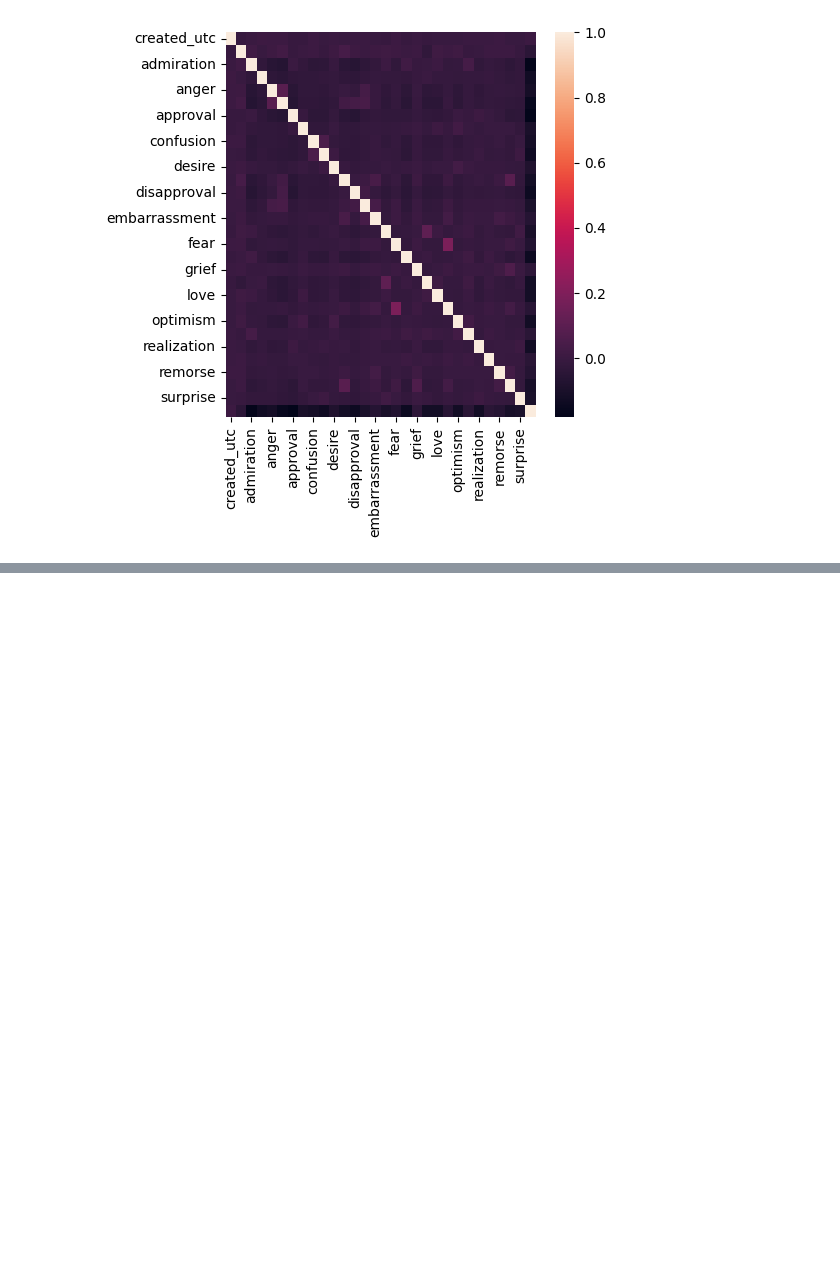
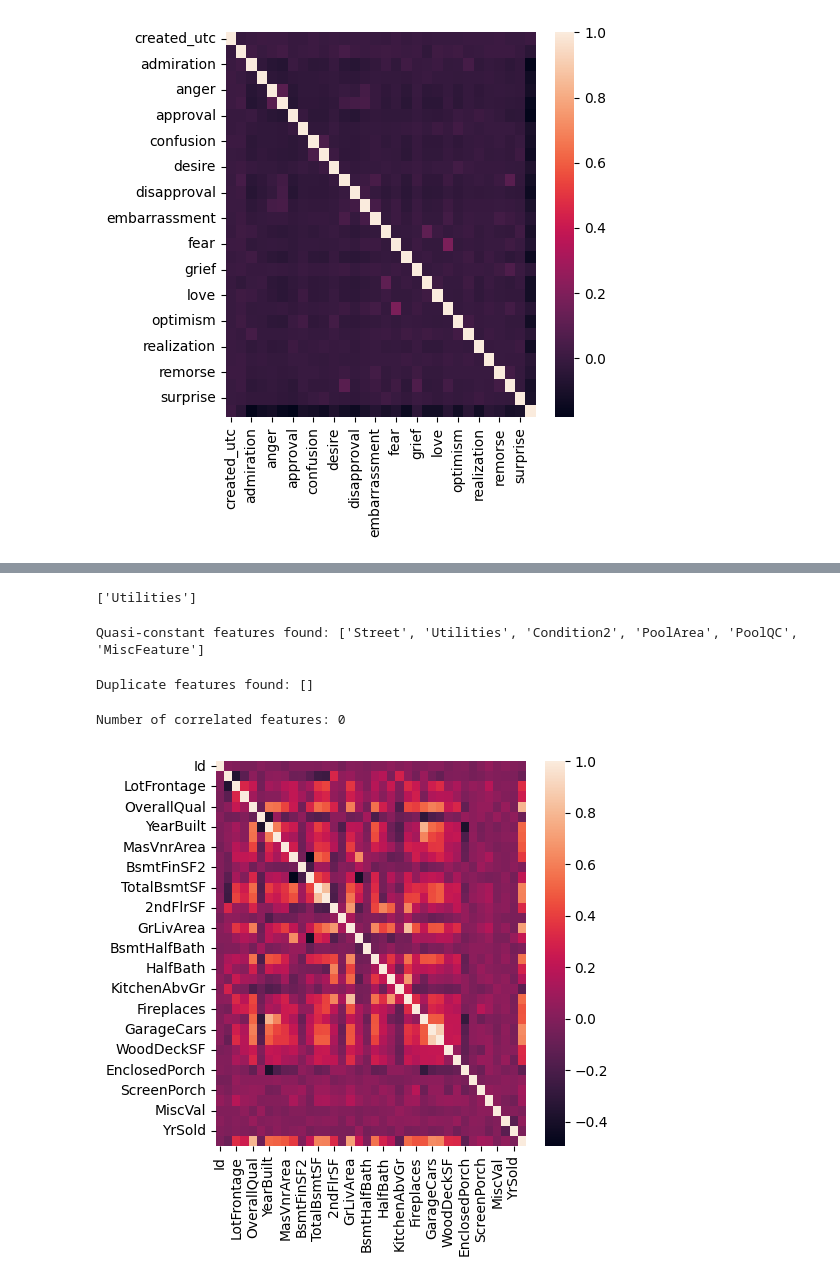
Before and after one commit to AMJAMAITHILI/ML_LAB-141, a Jupyter notebook: ML_LAB2.ipynb, the cells around one changed output, grey strips where cells are left out. Saved outputs shown, nothing was run; the diff lists cells and outputs as text; code cells hidden in the pictures; blank space fills up the shorter version.

```diff
--- a/ML_LAB2.ipynb
+++ b/ML_LAB2.ipynb
@@ -171,0 +234,63 @@ Number of correlated features: 0
+# %%
+from sklearn.model_selection import train_test_split
+x_train,x_test,y_train,y_test=train_test_split(df1.drop(columns="SalePrice"),df1["SalePrice"],test_size=0.3,random_state=0)
+# %%
+constant_features = [
+    feature for feature in x_test if x_test[feature].nunique() == 1
+]
+print(constant_features)
+# %% [output]
+['Utilities']
+# %%
+quasi_constant_features = []
+
+for col in x_train.columns:
+    top_freq = x_train[col].value_counts(normalize=True).max()
+    if top_freq > 0.99:      # appears in 99% of rows
+        quasi_constant_features.append(col)
+
+print("Quasi-constant features found:", quasi_constant_features)
+# %% [output]
+Quasi-constant features found: ['Street', 'Utilities', 'Condition2', 'PoolArea', 'PoolQC', 'MiscFeature']
+# %%
+duplicate_features = []
+
+# Iterate over columns
+for i in range(len(x_train.columns)):
+    col1 = x_train.columns[i]
+    for j in range(i + 1, len(x_train.columns)):
+        col2 = x_train.columns[j]
+
+        # Check if both columns are identical
+        if x_train[col1].equals(x_train[col2]):
+            duplicate_features.append(col2)
+
+print("Duplicate features found:", duplicate_features)
+# %% [output]
+Duplicate features found: []
+# %%
+# Keep only numeric columns for correlation
+import matplotlib.pyplot as plt
+import seaborn as sns
+X = df1.select_dtypes(include='number')
+corrmat = X.corr()
+
+fig, ax = plt.subplots()
+fig.set_size_inches(5,5)
+sns.heatmap(corrmat)
+def correlation(dataset, threshold):
+    col_corr = set()
+    corr_matrix = dataset.corr()
+
+    for i in range(len(corr_matrix.columns)):
+        for j in range(i):
+            if abs(corr_matrix.iloc[i, j]) > threshold:
+                colname = corr_matrix.columns[i]
+                col_corr.add(colname)
+    return col_corr
+corr_features = correlation(X, 0.9)
+correlated_features = set(corr_features)
+print("Number of correlated features:", len(correlated_features))
+# %% [output]
+Number of correlated features: 0
+[figure, added]
```
Also changed, not shown: parts of 9 cells of this notebook.
